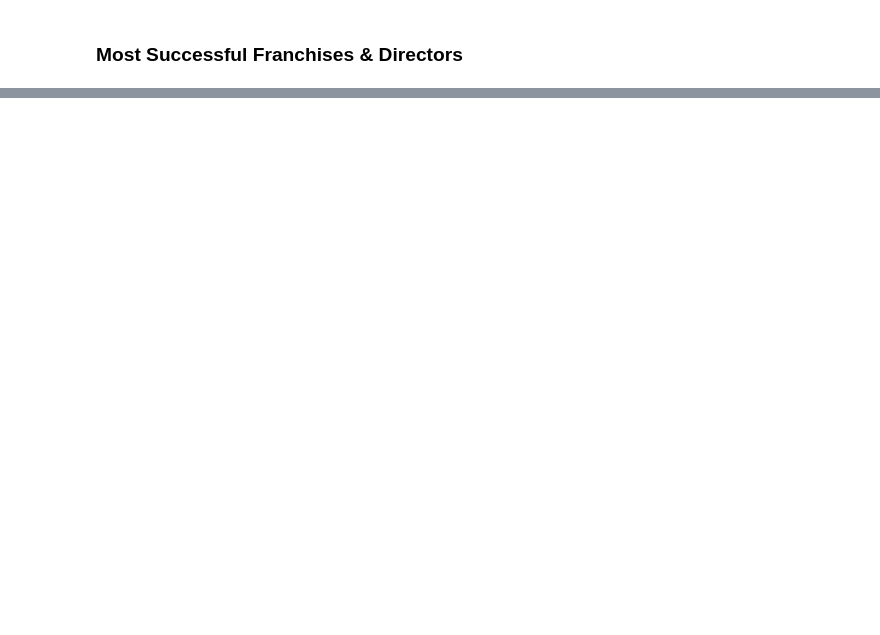
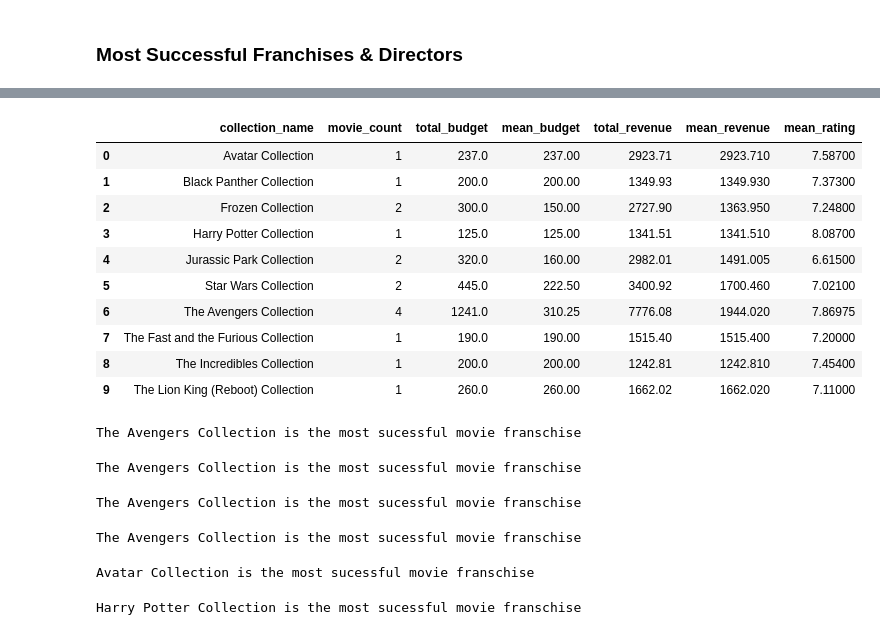
Before and after one commit to kgyauAmtch/Amtch_Personal_Projects, a Jupyter notebook: Project1/notebooks/data_cleaning.ipynb, the cells around one changed output, grey strips where cells are left out. Saved outputs shown, nothing was run; the diff lists cells and outputs as text; code cells hidden in the pictures; blank space fills up the shorter version.

```diff
--- a/Project1/notebooks/data_cleaning.ipynb
+++ b/Project1/notebooks/data_cleaning.ipynb
@@ -992,0 +1029,78 @@ mean_rating_comparison = df.groupby('is_franchise')['vote_average'].mean().reset
+# %%
+franchise_summary = Franchise_df.agg(
+    movie_count=('id', 'count'),
+    total_budget=('budget_musd', 'sum'),
+    mean_budget=('budget_musd', 'mean'),
+    total_revenue=('revenue_musd', 'sum'),
+    mean_revenue=('revenue_musd', 'mean'),
+    mean_rating=('vote_average', 'mean')
+
+
+).reset_index()
+# %%
+franchise_summary
+# %% [output]
+|  | collection_name | movie_count | total_budget | mean_budget | total_revenue | mean_revenue | mean_rating |
+| 0 | Avatar Collection | 1 | 237.0 | 237.00 | 2923.71 | 2923.710 | 7.58700 |
+| 1 | Black Panther Collection | 1 | 200.0 | 200.00 | 1349.93 | 1349.930 | 7.37300 |
+| 2 | Frozen Collection | 2 | 300.0 | 150.00 | 2727.90 | 1363.950 | 7.24800 |
+| 3 | Harry Potter Collection | 1 | 125.0 | 125.00 | 1341.51 | 1341.510 | 8.08700 |
+| 4 | Jurassic Park Collection | 2 | 320.0 | 160.00 | 2982.01 | 1491.005 | 6.61500 |
+| 5 | Star Wars Collection | 2 | 445.0 | 222.50 | 3400.92 | 1700.460 | 7.02100 |
+| 6 | The Avengers Collection | 4 | 1241.0 | 310.25 | 7776.08 | 1944.020 | 7.86975 |
+| 7 | The Fast and the Furious Collection | 1 | 190.0 | 190.00 | 1515.40 | 1515.400 | 7.20000 |
+| 8 | The Incredibles Collection | 1 | 200.0 | 200.00 | 1242.81 | 1242.810 | 7.45400 |
+| 9 | The Lion King (Reboot) Collection | 1 | 260.0 | 260.00 | 1662.02 | 1662.020 | 7.11000 |
+# %%
+def sort_most_movieinfranchise(collection_name,column):
+     x=franchise_summary.sort_values(column)
+     #iloc to loc because it accesses a row by its index label
+     return print(f"{x[collection_name].iloc[-1]} is the most sucessful movie franschise")
+
+sort_most_movieinfranchise('collection_name','movie_count')
+# %% [output]
+The Avengers Collection is the most sucessful movie franschise
+# %%
+def sort_total_budget(collection_name,column):
+    x=franchise_summary.sort_values(column)
+    return print(f"{x[collection_name].iloc[-1]} is the most sucessful movie franschise")
+
+
+
+sort_total_budget('collection_name','total_budget')
+# %% [output]
+The Avengers Collection is the most sucessful movie franschise
+# %%
+def sort_mean_budget(collection_name,column):
+    x=franchise_summary.sort_values(column)
+    return print(f"{x[collection_name].iloc[-1]} is the most sucessful movie franschise")
+
+
+sort_mean_budget('collection_name','mean_budget')
+# %% [output]
+The Avengers Collection is the most sucessful movie franschise
+# %%
+def sort_total_revenue(collection_name,column):
+  x=franchise_summary.sort_values(column)
+  return print(f"{x[collection_name].iloc[-1]} is the most sucessful movie franschise")
+
+
+sort_total_revenue('collection_name','total_revenue')
+# %% [output]
+The Avengers Collection is the most sucessful movie franschise
+# %%
+def sort_mean_revenue(collection_name,column):
+    x=franchise_summary.sort_values(column)
+    return print(f"{x[collection_name].iloc[-1]} is the most sucessful movie franschise")
+
+sort_total_budget('collection_name','mean_revenue')
+# %% [output]
+Avatar Collection is the most sucessful movie franschise
+# %%
+def sort_mean_rating(collection_name,column):
+    x=franchise_summary.sort_values(column)
+    return print(f"{x[collection_name].iloc[-1]} is the most sucessful movie franschise")
+
+sort_total_budget('collection_name','mean_rating')
+# %% [output]
+Harry Potter Collection is the most sucessful movie franschise
```
Also changed, not shown: parts of 28 cells of this notebook.
